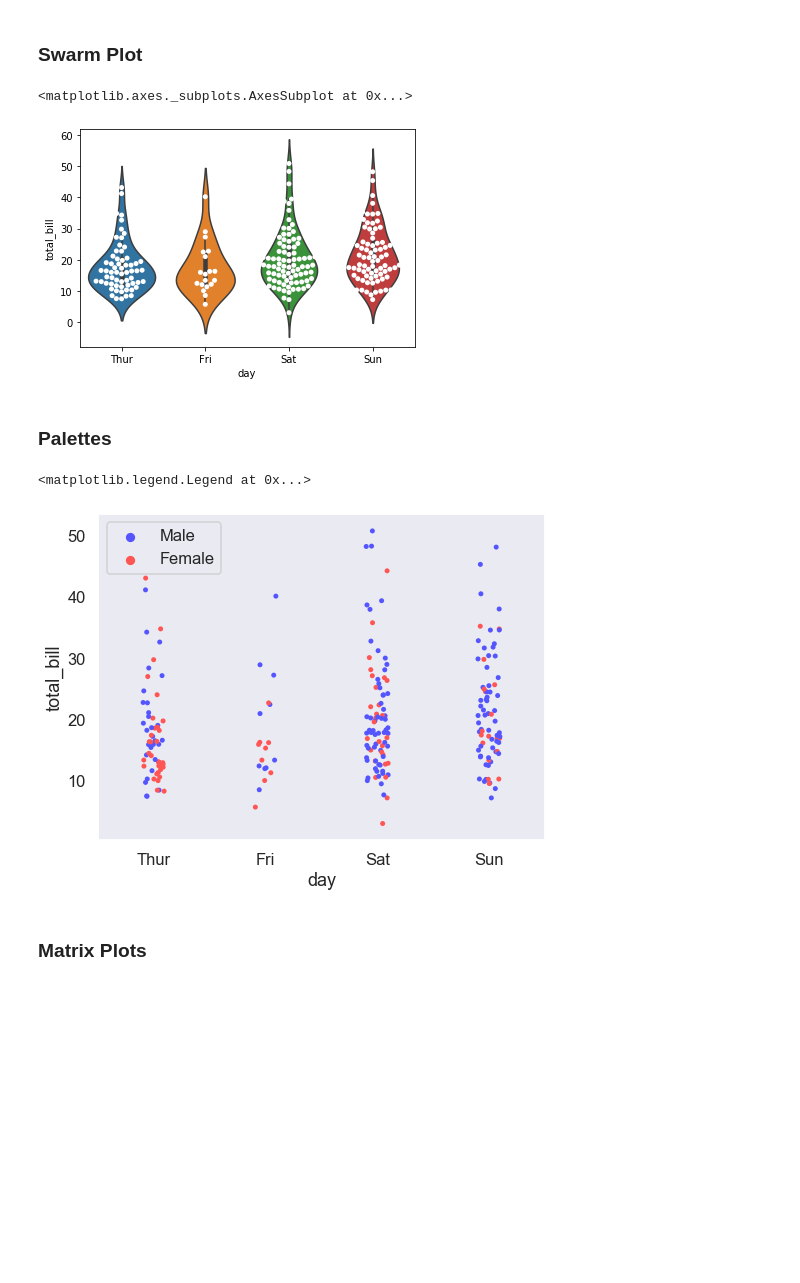
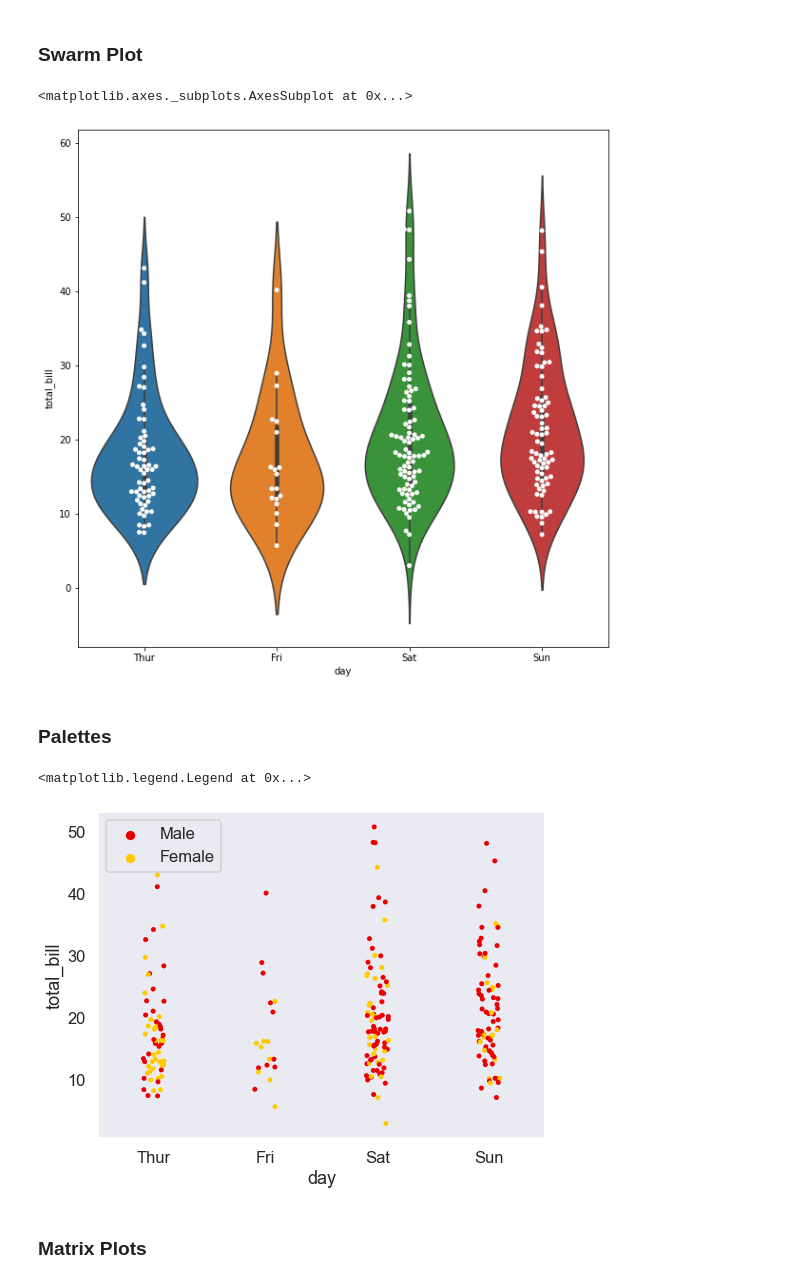
Before and after one commit to Elusive7733/Learning, a Jupyter notebook: Languages/Python_Libraries/Seaborn/Seaborn.ipynb, the cells around one changed output. Cells and saved outputs as stored; diff of their text form; code cells hidden in the pictures; blank space fills up the shorter version.

```diff
--- a/Languages/Python_Libraries/Seaborn/Seaborn.ipynb
+++ b/Languages/Python_Libraries/Seaborn/Seaborn.ipynb
@@ -191,14 +188,15 @@ sns.stripplot(x='day',y='total_bill',data=tips_df, jitter=True,
 # %%
 # A swarm plot is like a strip plot, but points are adjusted so they don't overlap
 # It looks like a combination of the violin and strip plots
 # sns.swarmplot(x='day',y='total_bill',data=tips_df)
 
 # You can stack a violin plot with a swarm
+plt.figure(figsize=(10,10))
 sns.violinplot(x='day',y='total_bill',data=tips_df)
-sns.swarmplot(x='day',y='total_bill',data=tips_df, color='white')
+sns.swarmplot(x='day',y='total_bill',data=tips_df, color='White')
 # %% [output]
 <matplotlib.axes._subplots.AxesSubplot at 0x...>
-[figure, old version]
+[figure, new version]
 # %% [markdown]
 ### Palettes
 # %%
@@ -211,7 +209,7 @@ sns.set_context('talk')
 # You can use Matplotlibs color maps for color styling
 # https://matplotlib.org/3.3.1/tutorials/colors/colormaps.html
 sns.stripplot(x='day',y='total_bill',data=tips_df, hue='sex',
-             palette='seismic')
+             palette='hot')
 
 # Add the optional legend with a location number (best: 0,
 # upper right: 1, upper left: 2, lower left: 3, lower right: 4,
@@ -220,7 +218,7 @@ sns.stripplot(x='day',y='total_bill',data=tips_df, hue='sex',
 plt.legend(loc=0)
 # %% [output]
 <matplotlib.legend.Legend at 0x...>
-[figure, old version]
+[figure, new version]
 # %% [markdown]
 ### Matrix Plots
 # %% [markdown]
```
Also changed, not shown: parts of 8 cells of this notebook.
